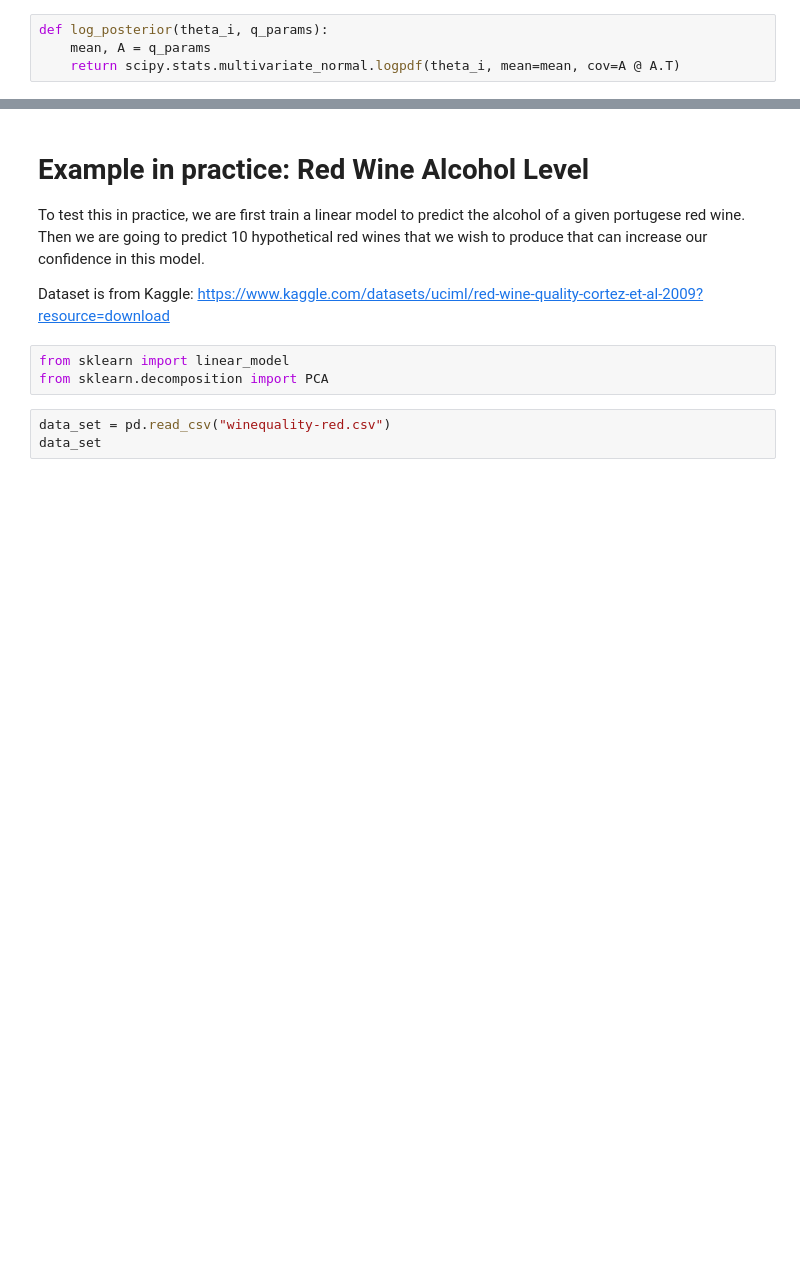
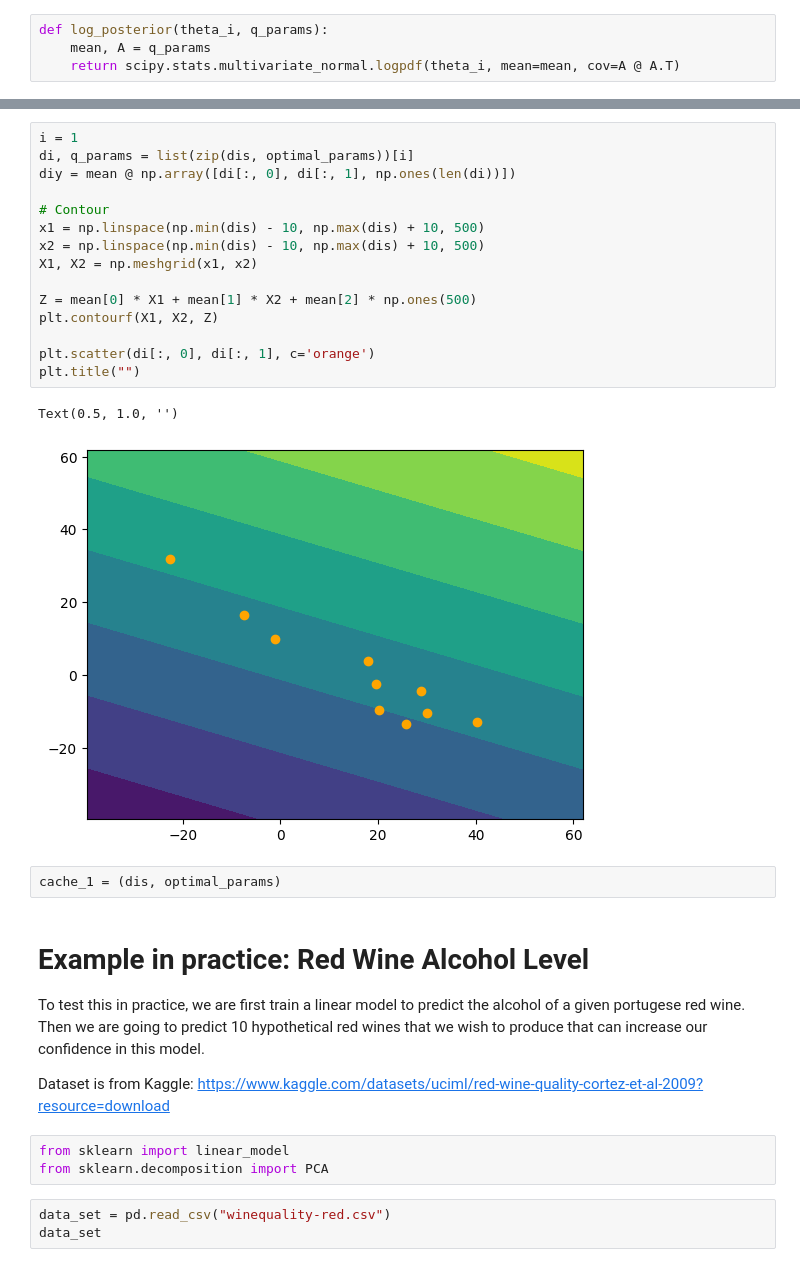
Before and after one commit to Snailed/bayesian-optimal-design-pocs, a Jupyter notebook: python/Week 4, second attempt.ipynb, the cells around one changed output, grey strips where cells are left out. Drawn from its saved outputs; the diff is of its cells as text; blank space fills up the shorter version.

```diff
--- a/python/Week 4, second attempt.ipynb
+++ b/python/Week 4, second attempt.ipynb
@@ -169,3 +220,23 @@ plots[0]
+# %%
+i = 1
+di, q_params = list(zip(dis, optimal_params))[i]
+diy = mean @ np.array([di[:, 0], di[:, 1], np.ones(len(di))])
+
+# Contour
+x1 = np.linspace(np.min(dis) - 10, np.max(dis) + 10, 500)
+x2 = np.linspace(np.min(dis) - 10, np.max(dis) + 10, 500)
+X1, X2 = np.meshgrid(x1, x2)
+
+Z = mean[0] * X1 + mean[1] * X2 + mean[2] * np.ones(500)
+plt.contourf(X1, X2, Z)
+
+plt.scatter(di[:, 0], di[:, 1], c='orange')
+plt.title("")
+# %% [output]
+Text(0.5, 1.0, '')
+[figure, added]
+# %%
+cache_1 = (dis, optimal_params)
 # %% [markdown]
 # Example in practice: Red Wine Alcohol Level
 To test this in practice, we are first train a linear model to predict the alcohol of a given portugese red wine.
```
Also changed, not shown: parts of 9 cells of this notebook.
